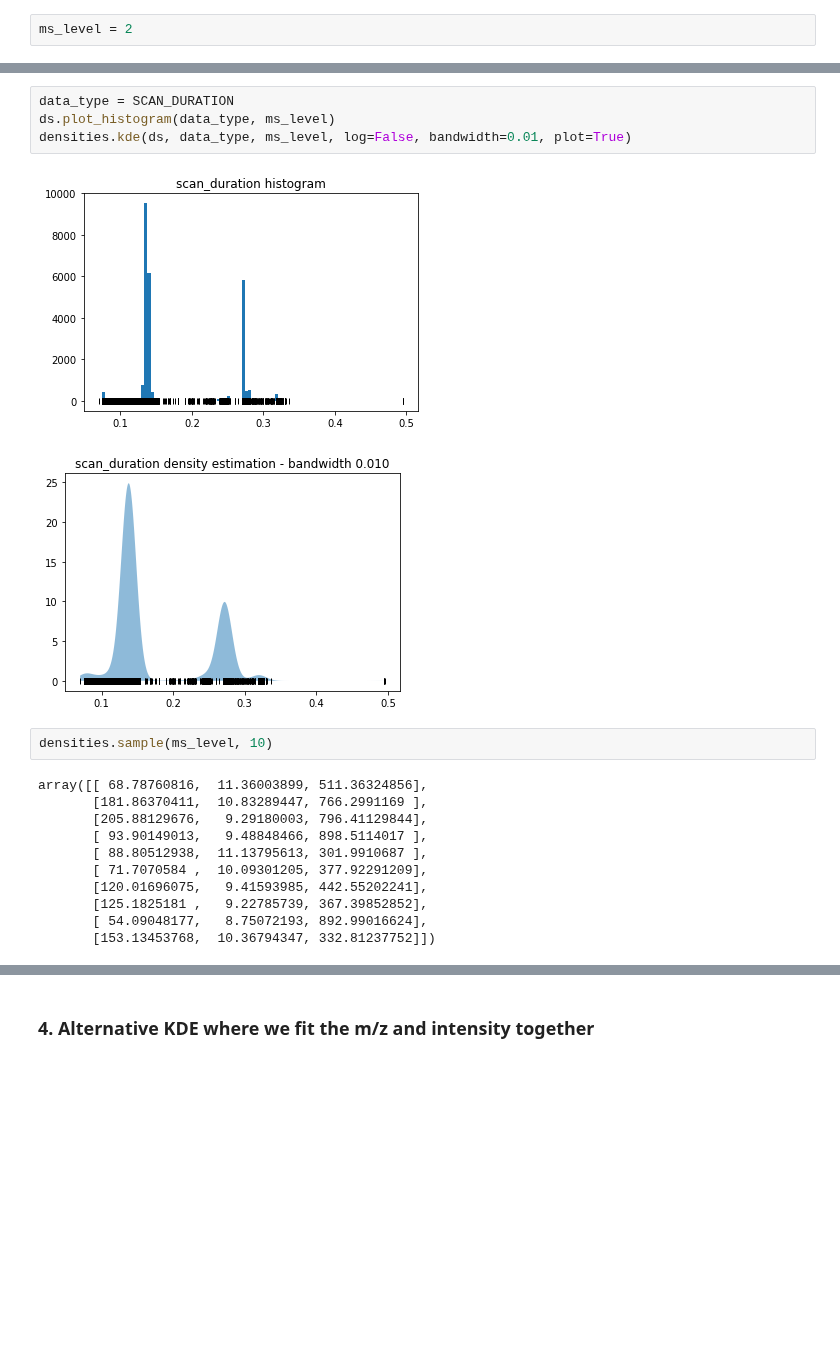
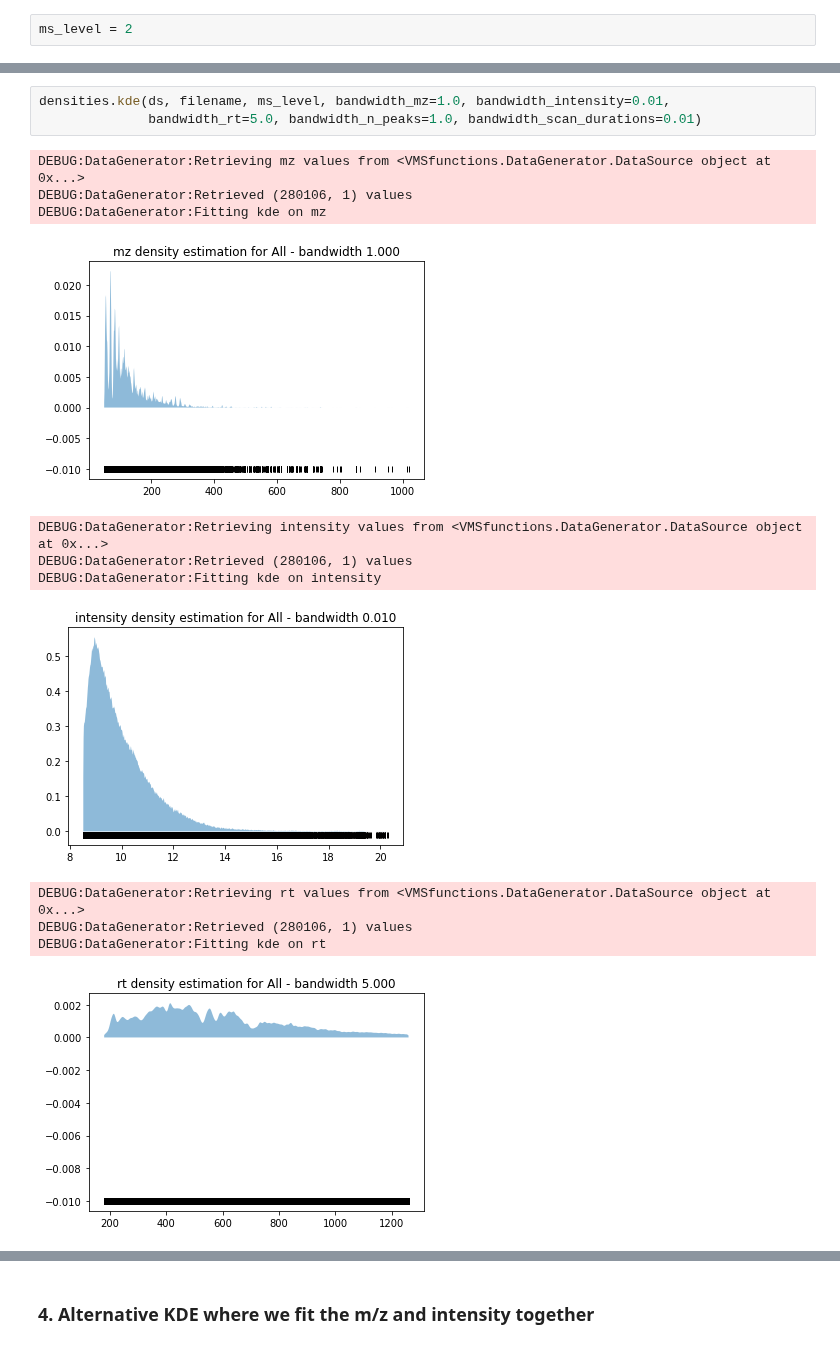
Before and after one commit to sdrogers/clms, a Jupyter notebook: Simulator/notebooks/loader_kde.ipynb, the cells around one changed output, grey strips where cells are left out. Cells and saved outputs as stored; diff of their text form; blank space fills up the shorter version.

```diff
--- a/Simulator/notebooks/loader_kde.ipynb
+++ b/Simulator/notebooks/loader_kde.ipynb
@@ -124,20 +177,16 @@ densities.kde(ds, data_type, ms_level, log=False, bandwidth=1, plot=True)
-# %%
-data_type = SCAN_DURATION
-ds.plot_histogram(data_type, ms_level)
-densities.kde(ds, data_type, ms_level, log=False, bandwidth=0.01, plot=True)
-# %% [output]
-[figure, removed]
-[figure, removed]
-# %%
-densities.sample(ms_level, 10)
-# %% [output]
-array([[ 68.78760816,  11.36003899, 511.36324856],
-       [181.86370411,  10.83289447, 766.2991169 ],
-       [205.88129676,   9.29180003, 796.41129844],
-       [ 93.90149013,   9.48848466, 898.5114017 ],
-       [ 88.80512938,  11.13795613, 301.9910687 ],
-       [ 71.7070584 ,  10.09301205, 377.92291209],
-       [120.01696075,   9.41593985, 442.55202241],
-       [125.1825181 ,   9.22785739, 367.39852852],
-       [ 54.09048177,   8.75072193, 892.99016624],
-       [153.13453768,  10.36794347, 332.81237752]])
+# %%
+densities.kde(ds, filename, ms_level, bandwidth_mz=1.0, bandwidth_intensity=0.01,
+              bandwidth_rt=5.0, bandwidth_n_peaks=1.0, bandwidth_scan_durations=0.01)
+# %% [output]
+DEBUG:DataGenerator:Retrieving mz values from <VMSfunctions.DataGenerator.DataSource object at 0x...>
+DEBUG:DataGenerator:Retrieved (280106, 1) values
+DEBUG:DataGenerator:Fitting kde on mz
+[figure, added]
+DEBUG:DataGenerator:Retrieving intensity values from <VMSfunctions.DataGenerator.DataSource object at 0x...>
+DEBUG:DataGenerator:Retrieved (280106, 1) values
+DEBUG:DataGenerator:Fitting kde on intensity
+[figure, added]
+DEBUG:DataGenerator:Retrieving rt values from <VMSfunctions.DataGenerator.DataSource object at 0x...>
+DEBUG:DataGenerator:Retrieved (280106, 1) values
+DEBUG:DataGenerator:Fitting kde on rt
+[figure, added]
```
Also changed, not shown: parts of 38 cells of this notebook, 1 other file.
